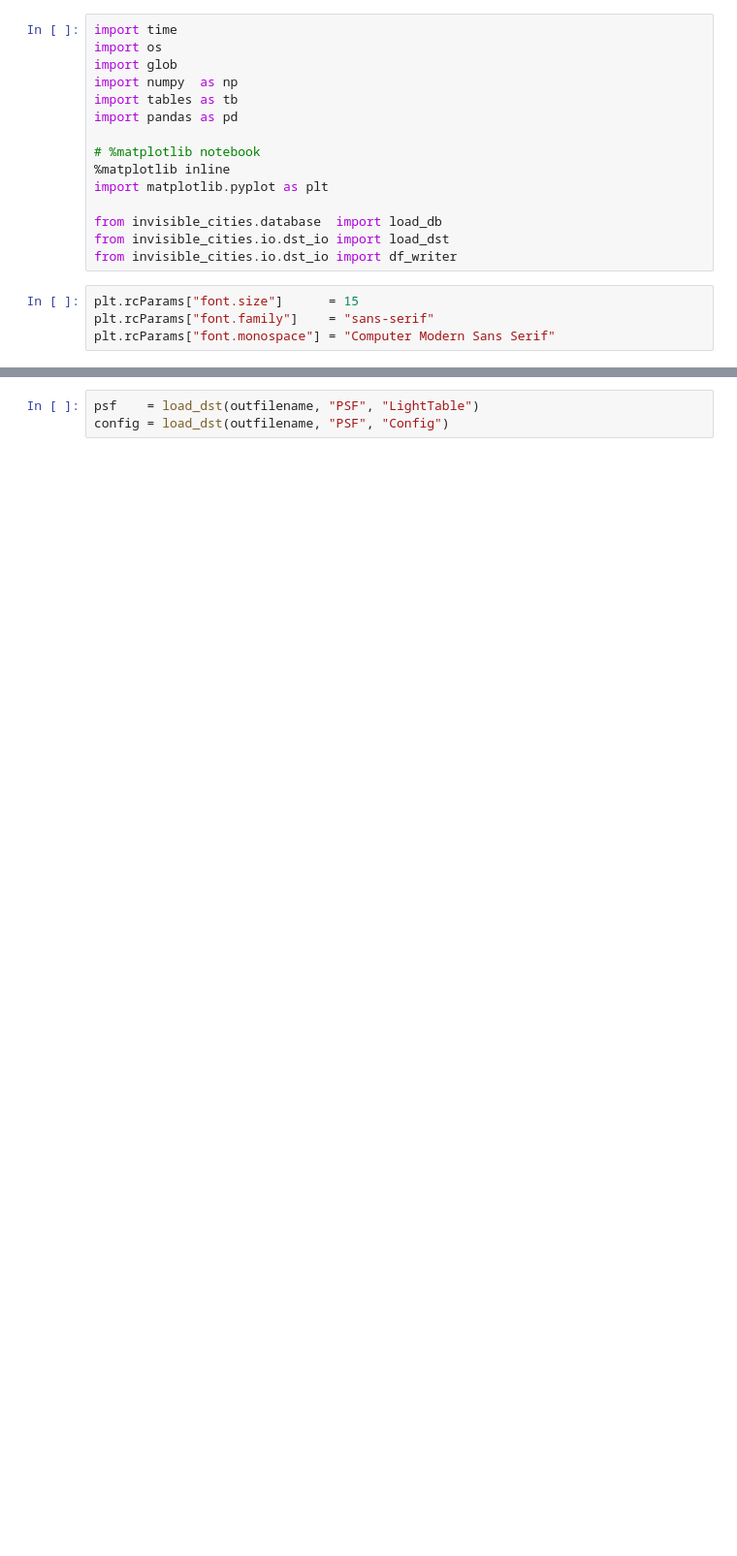
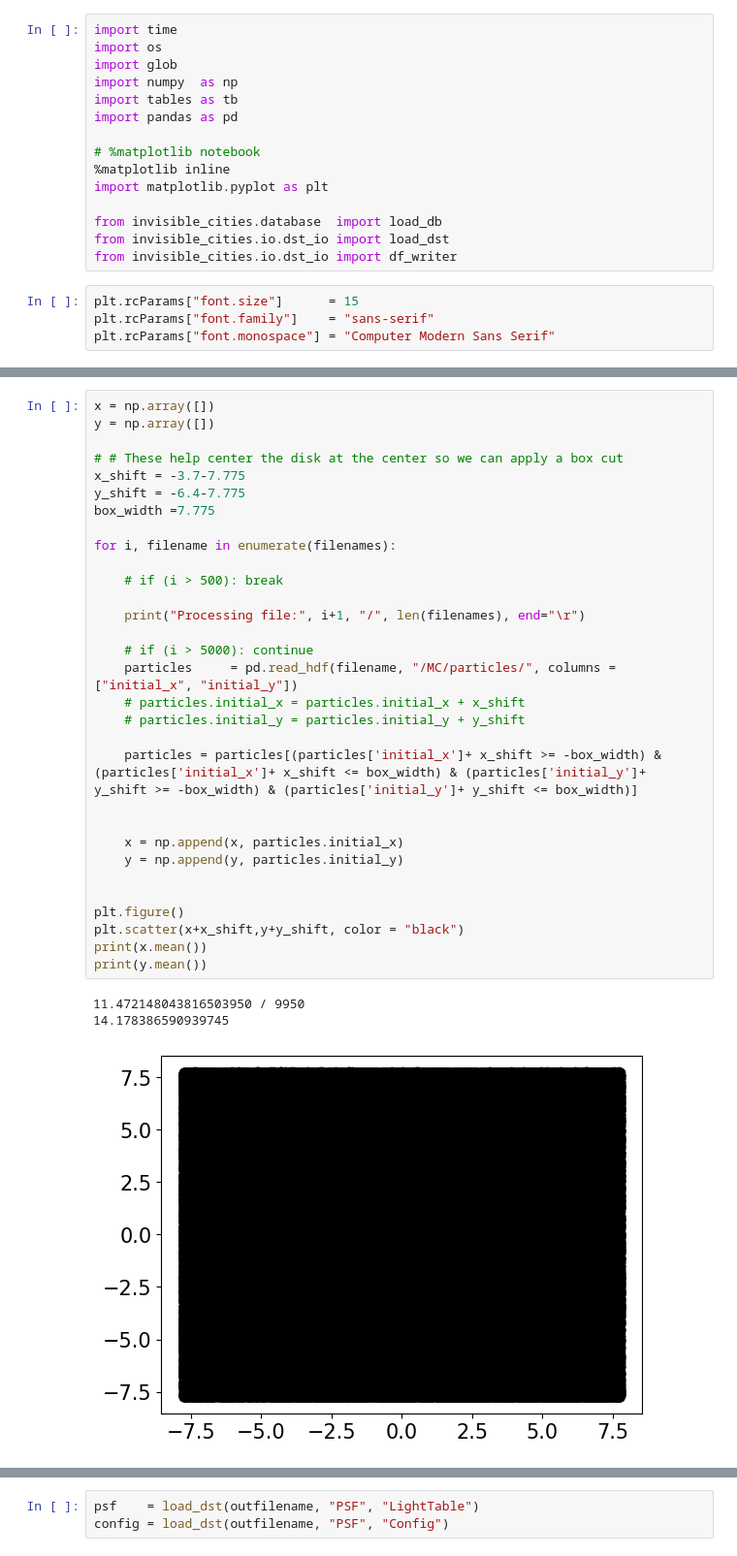
Before and after one commit to kvjmistry/LightTableGen, a Jupyter notebook: notebooks/psf_constructor_verbose.ipynb, the cells around one changed output, grey strips where cells are left out. Shown: that part at 97% size. Drawn from its saved outputs; the diff is of its cells as text; blank space fills up the shorter version.

```diff
--- a/notebooks/psf_constructor_verbose.ipynb
+++ b/notebooks/psf_constructor_verbose.ipynb
@@ -106,3 +132,38 @@ nphotons_in_file = []
+# %%
+x = np.array([])
+y = np.array([])
+
+# # These help center the disk at the center so we can apply a box cut
+x_shift = -3.7-7.775
+y_shift = -6.4-7.775
+box_width =7.775
+
+for i, filename in enumerate(filenames):
+
+    # if (i > 500): break
+
+    print("Processing file:", i+1, "/", len(filenames), end="\r")
+
+    # if (i > 5000): continue
+    particles     = pd.read_hdf(filename, "/MC/particles/", columns = ["initial_x", "initial_y"])
+    # particles.initial_x = particles.initial_x + x_shift
+    # particles.initial_y = particles.initial_y + y_shift
+
+    particles = particles[(particles['initial_x']+ x_shift >= -box_width) & (particles['initial_x']+ x_shift <= box_width) & (particles['initial_y']+ y_shift >= -box_width) & (particles['initial_y']+ y_shift <= box_width)]
+
+
+    x = np.append(x, particles.initial_x)
+    y = np.append(y, particles.initial_y)
+
+
+plt.figure()
+plt.scatter(x+x_shift,y+y_shift, color = "black")
+print(x.mean())
+print(y.mean())
+# %% [output]
+11.472148043816503950 / 9950
+14.178386590939745
+[figure, added]
 # %%
 t0 = time.time()
 
```
Also changed, not shown: parts of 12 cells of this notebook, 1 other file.
